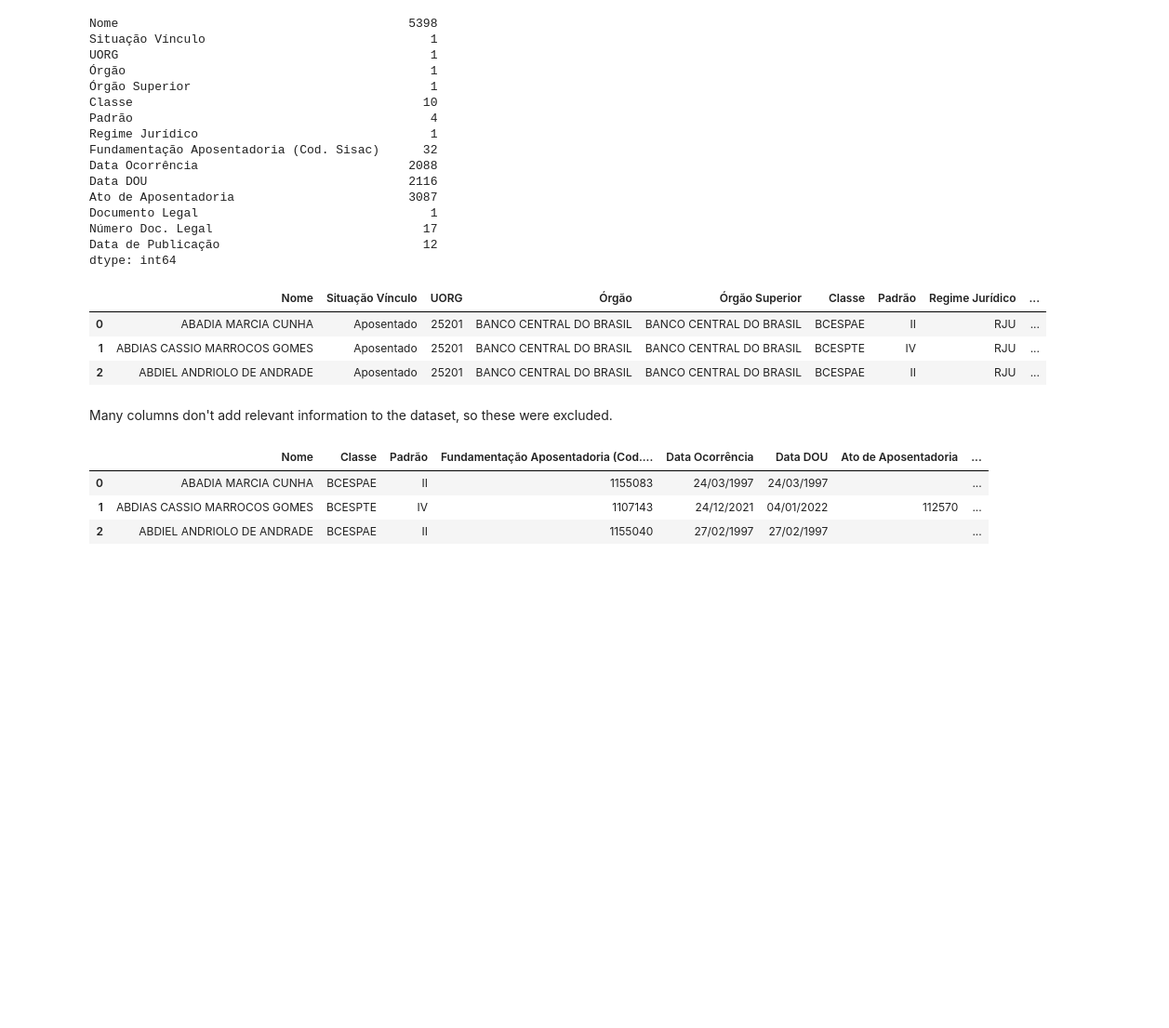
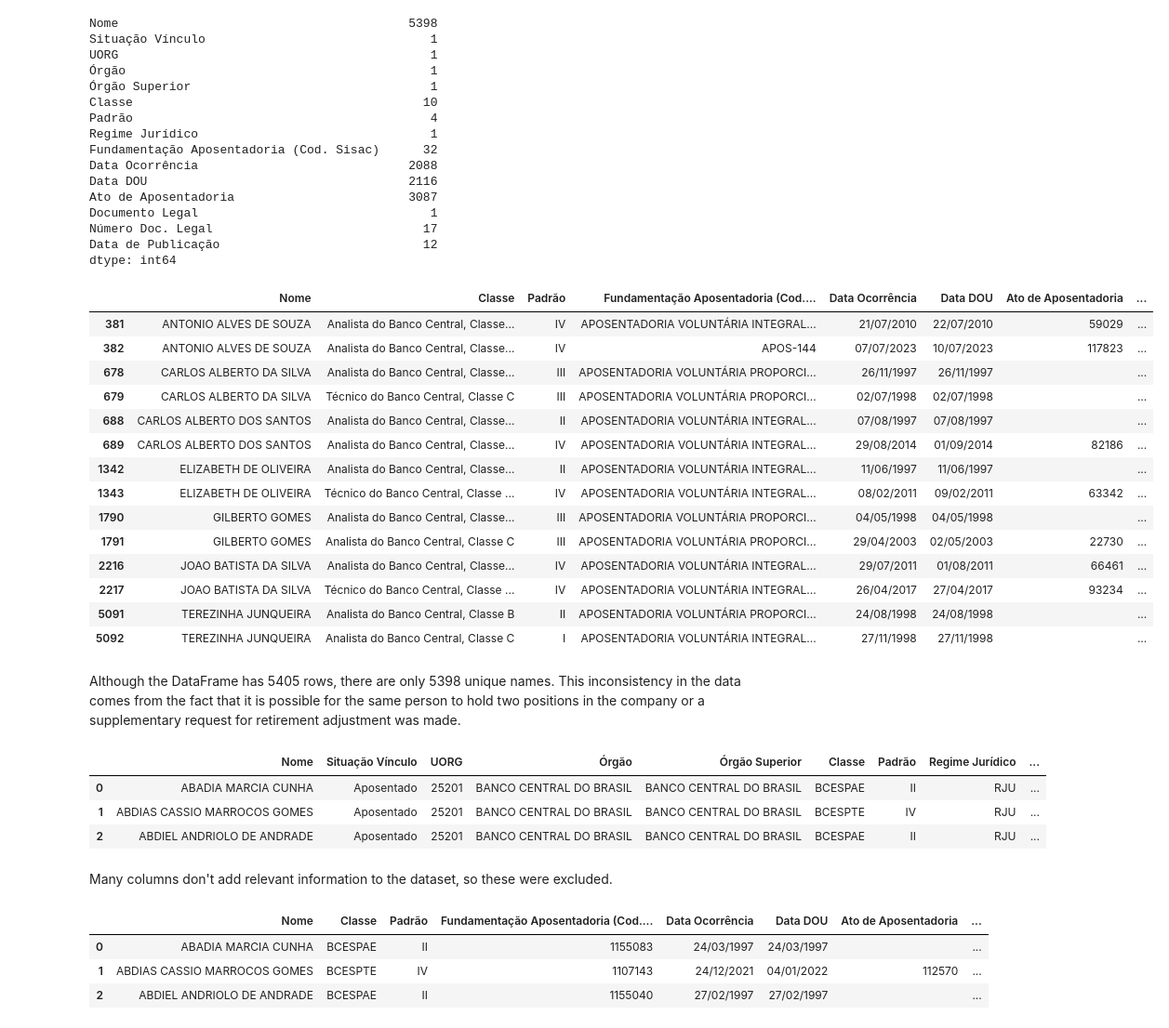
Before and after one commit to erika-chang/retirement-dashboard-brazil, a Jupyter notebook: notebooks/01_eda.ipynb, the cells around one changed output. Shown at 93% size. Saved outputs shown, nothing was run; the diff lists cells and outputs as text; code cells hidden in the pictures; blank space fills up the shorter version.

```diff
--- a/notebooks/01_eda.ipynb
+++ b/notebooks/01_eda.ipynb
@@ -104,6 +104,26 @@ Documento Legal                                1
 Número Doc. Legal                             17
 Data de Publicação                            12
 dtype: int64
+# %%
+aposentados_df[aposentados_df["Nome"].duplicated(keep=False) == True]
+# %% [output]
+|  | Nome | Classe | Padrão | Fundamentação Aposentadoria (Cod.... | Data Ocorrência | Data DOU | Ato de Aposentadoria | ... |
+| 381 | ANTONIO ALVES DE SOUZA | Analista do Banco Central, Classe... | IV | APOSENTADORIA VOLUNTÁRIA INTEGRAL... | 21/07/2010 | 22/07/2010 | 59029 | ... |
+| 382 | ANTONIO ALVES DE SOUZA | Analista do Banco Central, Classe... | IV | APOS-144 | 07/07/2023 | 10/07/2023 | 117823 | ... |
+| 678 | CARLOS ALBERTO DA SILVA | Analista do Banco Central, Classe... | III | APOSENTADORIA VOLUNTÁRIA PROPORCI... | 26/11/1997 | 26/11/1997 |  | ... |
+| 679 | CARLOS ALBERTO DA SILVA | Técnico do Banco Central, Classe C | III | APOSENTADORIA VOLUNTÁRIA PROPORCI... | 02/07/1998 | 02/07/1998 |  | ... |
+| 688 | CARLOS ALBERTO DOS SANTOS | Analista do Banco Central, Classe... | II | APOSENTADORIA VOLUNTÁRIA INTEGRAL... | 07/08/1997 | 07/08/1997 |  | ... |
+| 689 | CARLOS ALBERTO DOS SANTOS | Analista do Banco Central, Classe... | IV | APOSENTADORIA VOLUNTÁRIA INTEGRAL... | 29/08/2014 | 01/09/2014 | 82186 | ... |
+| 1342 | ELIZABETH DE OLIVEIRA | Analista do Banco Central, Classe... | II | APOSENTADORIA VOLUNTÁRIA INTEGRAL... | 11/06/1997 | 11/06/1997 |  | ... |
+| 1343 | ELIZABETH DE OLIVEIRA | Técnico do Banco Central, Classe ... | IV | APOSENTADORIA VOLUNTÁRIA INTEGRAL... | 08/02/2011 | 09/02/2011 | 63342 | ... |
+| 1790 | GILBERTO GOMES | Analista do Banco Central, Classe... | III | APOSENTADORIA VOLUNTÁRIA PROPORCI... | 04/05/1998 | 04/05/1998 |  | ... |
+| 1791 | GILBERTO GOMES | Analista do Banco Central, Classe C | III | APOSENTADORIA VOLUNTÁRIA PROPORCI... | 29/04/2003 | 02/05/2003 | 22730 | ... |
+| 2216 | JOAO BATISTA DA SILVA | Analista do Banco Central, Classe... | IV | APOSENTADORIA VOLUNTÁRIA INTEGRAL... | 29/07/2011 | 01/08/2011 | 66461 | ... |
+| 2217 | JOAO BATISTA DA SILVA | Técnico do Banco Central, Classe ... | IV | APOSENTADORIA VOLUNTÁRIA INTEGRAL... | 26/04/2017 | 27/04/2017 | 93234 | ... |
+| 5091 | TEREZINHA JUNQUEIRA | Analista do Banco Central, Classe B | II | APOSENTADORIA VOLUNTÁRIA PROPORCI... | 24/08/1998 | 24/08/1998 |  | ... |
+| 5092 | TEREZINHA JUNQUEIRA | Analista do Banco Central, Classe C | I | APOSENTADORIA VOLUNTÁRIA INTEGRAL... | 27/11/1998 | 27/11/1998 |  | ... |
+# %% [markdown]
+Although the DataFrame has 5405 rows, there are only 5398 unique names. This inconsistency in the data comes from the fact that it is possible for the same person to hold two positions in the company or a supplementary request for retirement adjustment was made.
 # %%
 aposentados_df.head(3)
 # %% [output]
@@ -113,8 +133,8 @@ aposentados_df.head(3)
 | 2 | ABDIEL ANDRIOLO DE ANDRADE | Aposentado | 25201 | BANCO CENTRAL DO BRASIL | BANCO CENTRAL DO BRASIL | BCESPAE | II | RJU | ... |
 # %%
 aposentados_df.drop(columns=["Situação Vínculo", "UORG", "Órgão", "Órgão Superior", "Regime Jurídico", "Documento Legal"], inplace=True)
-# %% [markdown]
-Many columns don't add relevant information to the dataset, so these were excluded.
+# %% [markdown]
+Many columns don't add relevant information to the dataset, so these were excluded.
 # %%
 aposentados_df.head(3)
 # %% [output]
```
Also changed, not shown: parts of 20 cells of this notebook, 1 other file.
